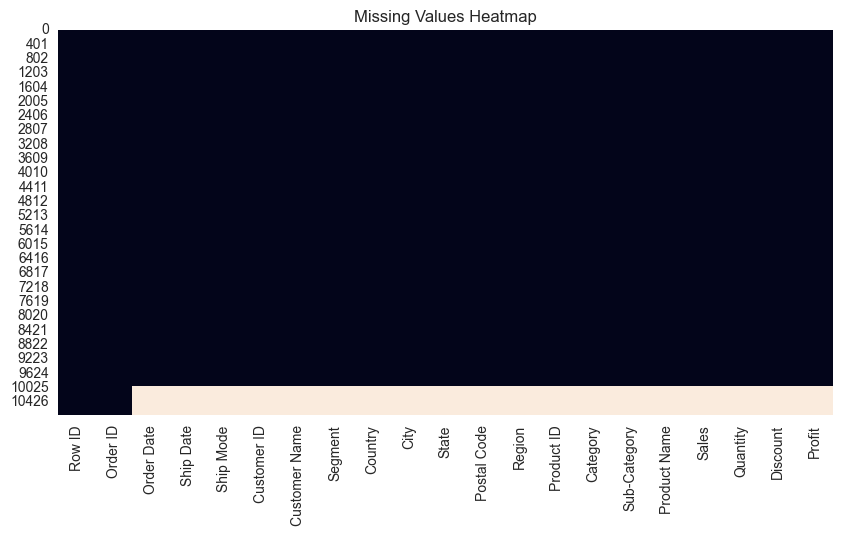
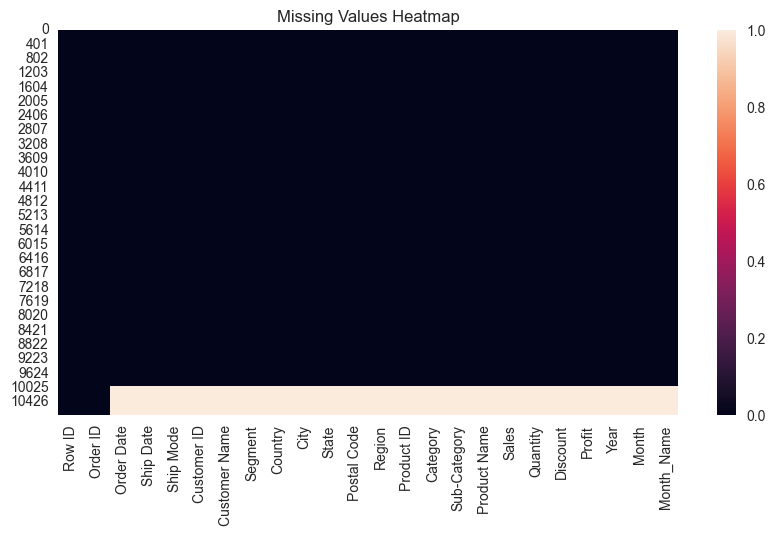
The change to this notebook cell's code, shown as a diff; its figure went from the first image to the second:
--- before
+++ after
@@ -1,5 +1,5 @@
 #Visualize Missing Values
 plt.figure(figsize=(10,5))
-sns.heatmap(df.isnull(), cbar=False)
+sns.heatmap(df.isnull(), cbar=True)
 plt.title("Missing Values Heatmap")
 plt.show()

Commit: Add files via upload